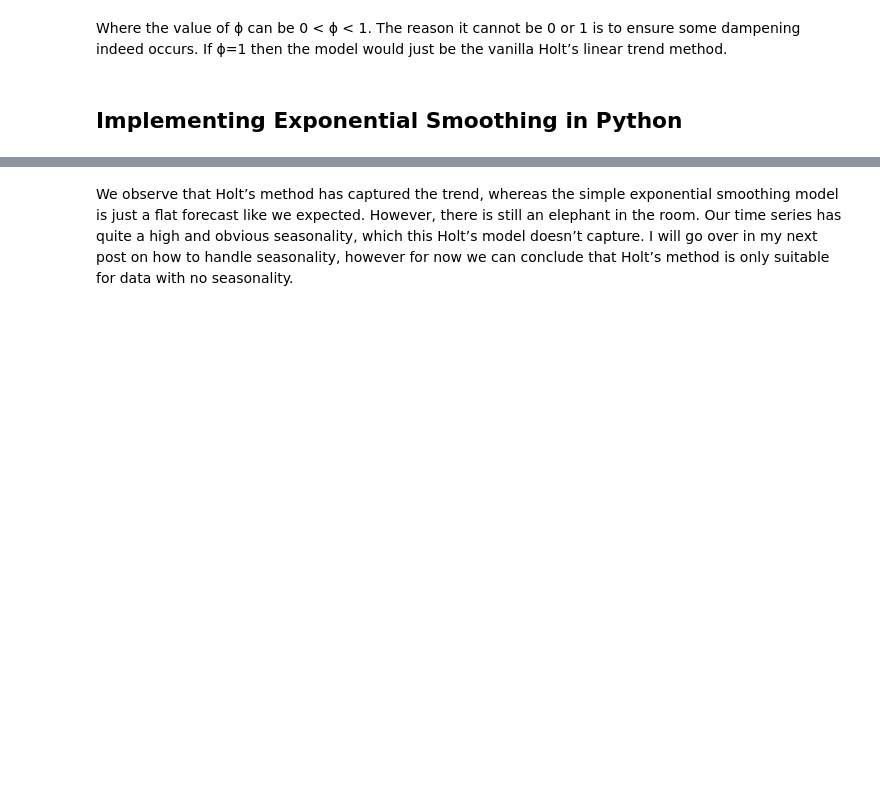
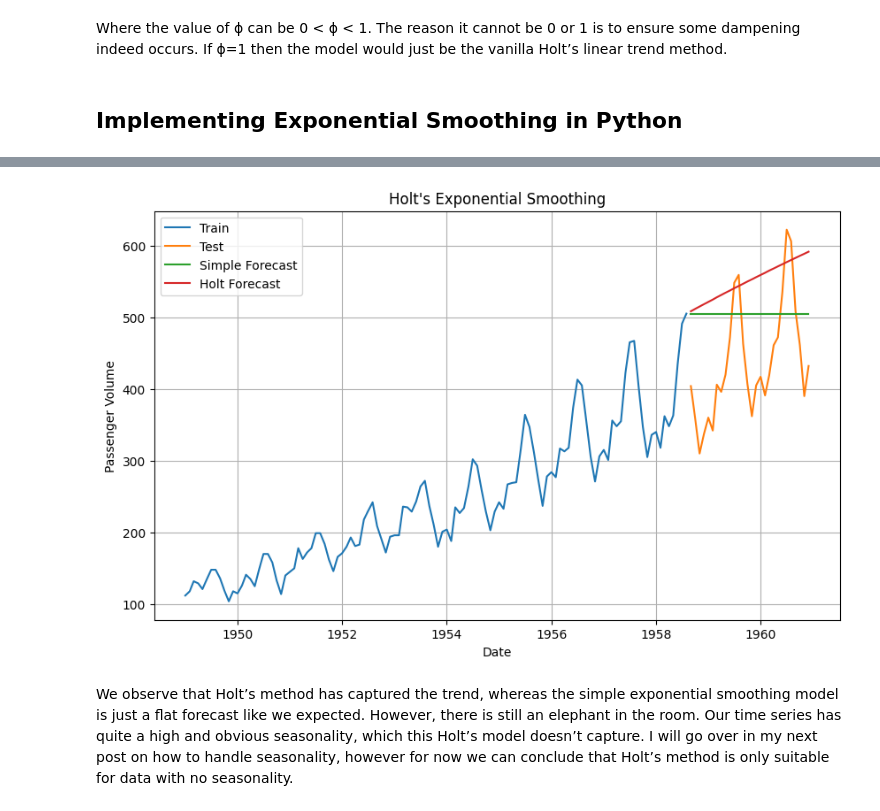
Before and after one commit to amirashrafizham/time-series-models, a Jupyter notebook: statisticalmodel/11. Holt's Linear Trend Model.ipynb, the cells around one changed output, grey strips where cells are left out. Drawn from its saved outputs; the diff is of its cells as text; code cells hidden in the pictures; blank space fills up the shorter version.

```diff
--- a/statisticalmodel/11. Holt's Linear Trend Model.ipynb
+++ b/statisticalmodel/11. Holt's Linear Trend Model.ipynb
@@ -65,9 +65,13 @@ Where the value of ϕ can be 0 < ϕ < 1. The reason it cannot be 0 or 1 is to en
 import plotly.graph_objects as go
 import pandas as pd
 from statsmodels.tsa.holtwinters import SimpleExpSmoothing, Holt
+import matplotlib.pyplot as plt
+import kagglehub
 
 # Read in the data
-data = pd.read_csv('AirPassengers.csv')
+path = kagglehub.dataset_download("ashfakyeafi/air-passenger-data-for-time-series-analysis")
+data = pd.read_csv(path + "/AirPassengers.csv")
+#data = pd.read_csv('AirPassengers.csv')
 data['Month'] = pd.to_datetime(data['Month'])
 
 # Split train and test
@@ -78,17 +82,29 @@ test = data.iloc[-int(len(data) * 0.2):]
 def plot_func(forecast1: list[float],
               forecast2: list[float],
               title: str) -> None:
-    """Function to plot the forecasts."""
-    fig = go.Figure()
-    fig.add_trace(go.Scatter(x=train['Month'], y=train['#Passengers'], name='Train'))
-    fig.add_trace(go.Scatter(x=test['Month'], y=test['#Passengers'], name='Test'))
-    fig.add_trace(go.Scatter(x=test['Month'], y=forecast1, name='Simple'))
-    fig.add_trace(go.Scatter(x=test['Month'], y=forecast2, name='Holt'))
-    fig.update_layout(template="simple_white", font=dict(size=18), title_text=title,
-                      width=650, title_x=0.5, height=400, xaxis_title='Date',
-                      yaxis_title='Passenger Volume')
+    #"""Function to plot the forecasts."""
+    #fig = go.Figure()
+    #fig.add_trace(go.Scatter(x=train['Month'], y=train['#Passengers'], name='Train'))
+    #fig.add_trace(go.Scatter(x=test['Month'], y=test['#Passengers'], name='Test'))
+    #fig.add_trace(go.Scatter(x=test['Month'], y=forecast1, name='Simple'))
+    #fig.add_trace(go.Scatter(x=test['Month'], y=forecast2, name='Holt'))
+    #fig.update_layout(template="simple_white", font=dict(size=18), title_text=title,
+    #                  width=650, title_x=0.5, height=400, xaxis_title='Date',
+    #                  yaxis_title='Passenger Volume')
 
-    return fig.show()
+    #return fig.show()
+
+    plt.figure(figsize=(10, 6))
+    plt.plot(train['Month'], train['#Passengers'], label='Train')
+    plt.plot(test['Month'], test['#Passengers'], label='Test')
+    plt.plot(test['Month'], forecast1, label='Simple Forecast')
+    plt.plot(test['Month'], forecast2, label='Holt Forecast')
+    plt.title(title)
+    plt.xlabel('Date')
+    plt.ylabel('Passenger Volume')
+    plt.legend()
+    plt.grid()
+    plt.show()
 
 
 # Fit simple model and get forecasts
@@ -107,3 +121,4 @@ plot_func(forecasts_simple, forecasts_holt, "Holt's Exponential Smoothing")
+[figure, added]
 # %% [markdown]
 We observe that Holt’s method has captured the trend, whereas the simple exponential smoothing model is just a flat forecast like we expected. However, there is still an elephant in the room. Our time series has quite a high and obvious seasonality, which this Holt’s model doesn’t capture. I will go over in my next post on how to handle seasonality, however for now we can conclude that Holt’s method is only suitable for data with no seasonality.
 # %%
```
Also changed, not shown: parts of 1 cell of this notebook, 3 other files.
